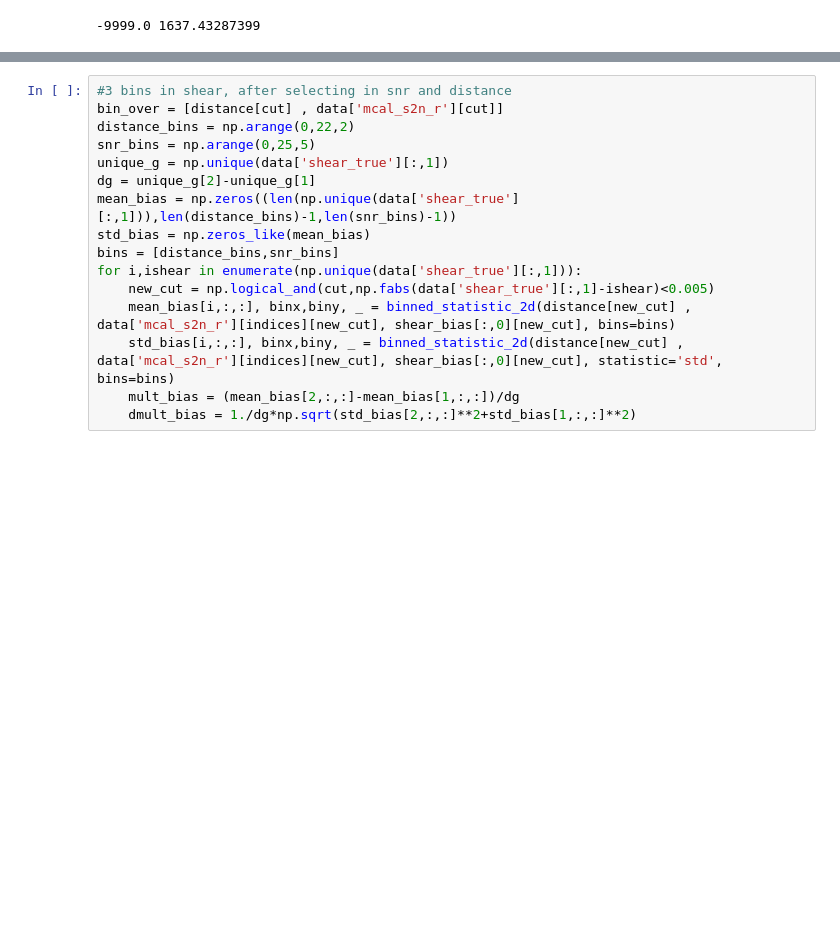
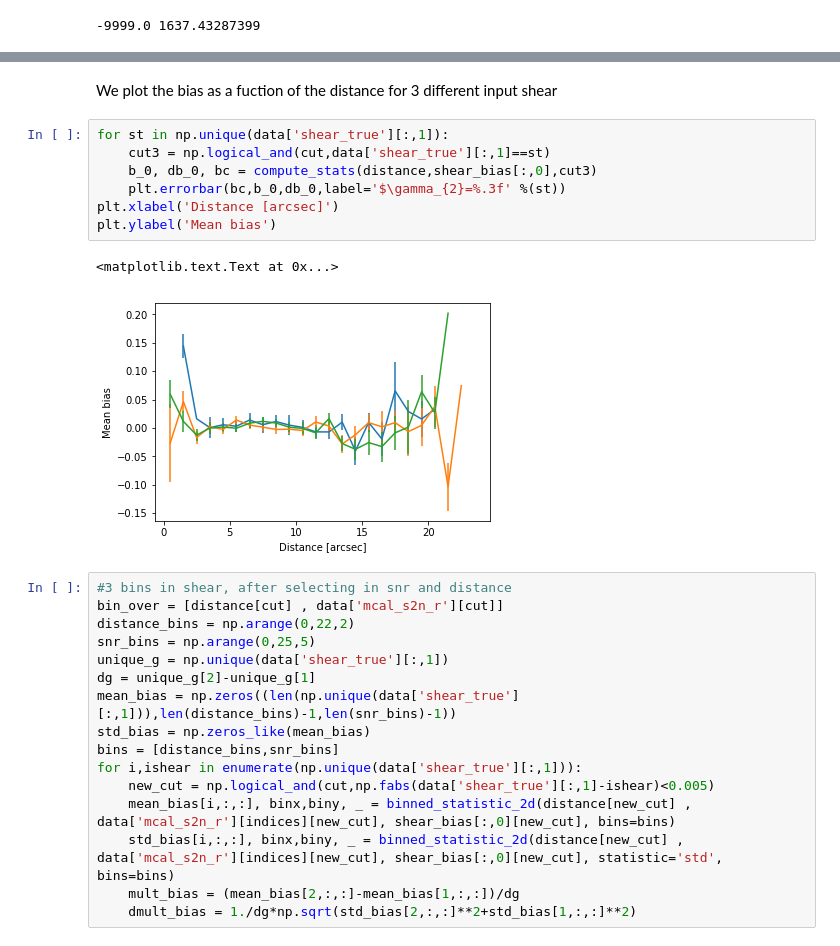
Before and after one commit to LSSTDESC/hackdeblend, a Jupyter notebook: skeleton.ipynb, the cells around one changed output, grey strips where cells are left out. Saved outputs shown, nothing was run; the diff lists cells and outputs as text; blank space fills up the shorter version.

```diff
--- a/skeleton.ipynb
+++ b/skeleton.ipynb
@@ -473,3 +478,15 @@ gen_plot(distance[cut2], shear_bias[:,0][cut2], data['mcal_s2n_r'][indices][cut2
+# %% [markdown]
+We plot the bias as a fuction of the distance for 3 different input shear
+# %%
+for st in np.unique(data['shear_true'][:,1]):
+    cut3 = np.logical_and(cut,data['shear_true'][:,1]==st)
+    b_0, db_0, bc = compute_stats(distance,shear_bias[:,0],cut3)
+    plt.errorbar(bc,b_0,db_0,label='$\gamma_{2}=%.3f' %(st))
+plt.xlabel('Distance [arcsec]')
+plt.ylabel('Mean bias')
+# %% [output]
+<matplotlib.text.Text at 0x...>
+[figure, added]
 # %%
 #3 bins in shear, after selecting in snr and distance
 bin_over = [distance[cut] , data['mcal_s2n_r'][cut]]
```
Also changed, not shown: parts of 3 cells of this notebook.
